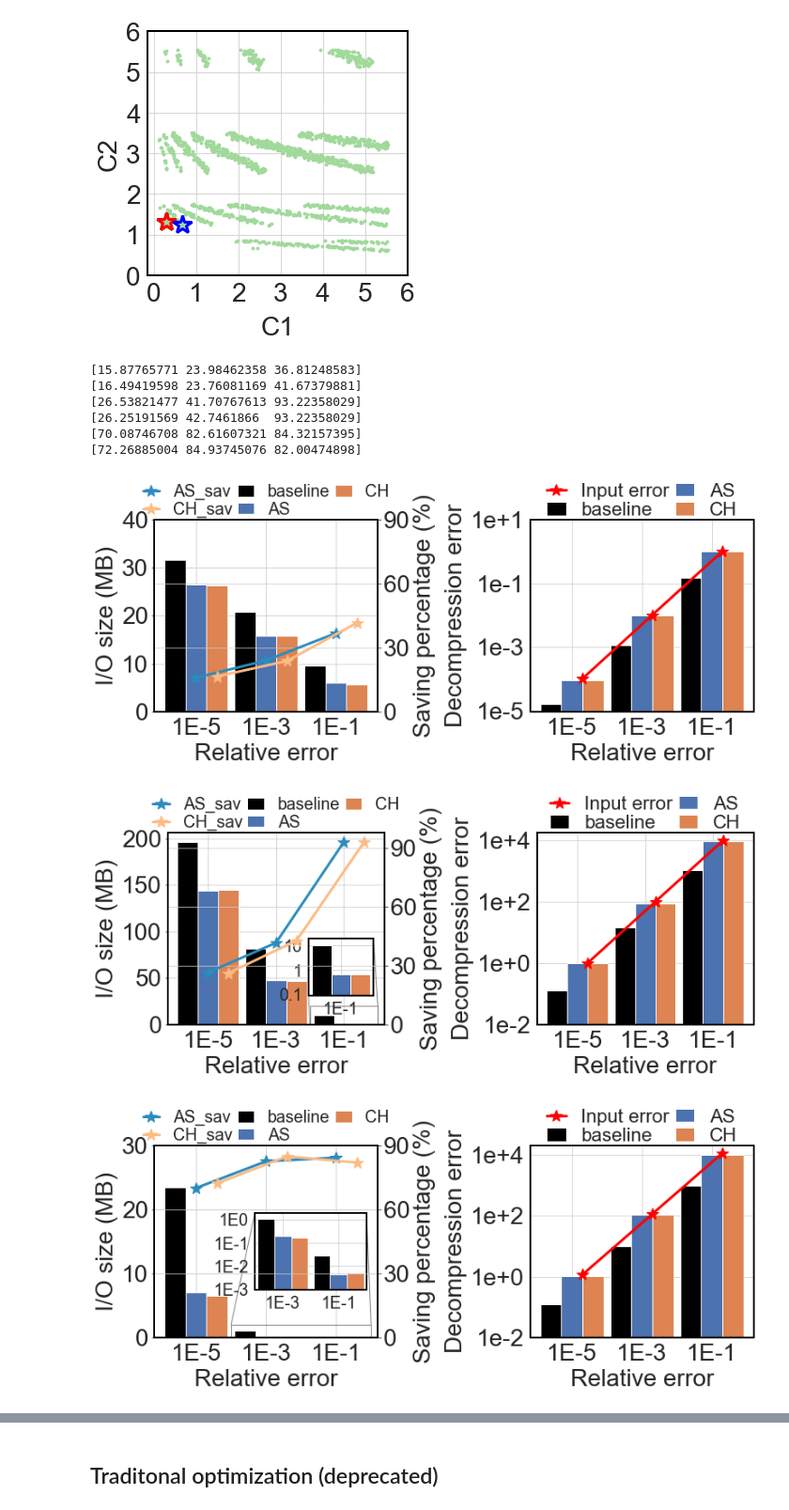
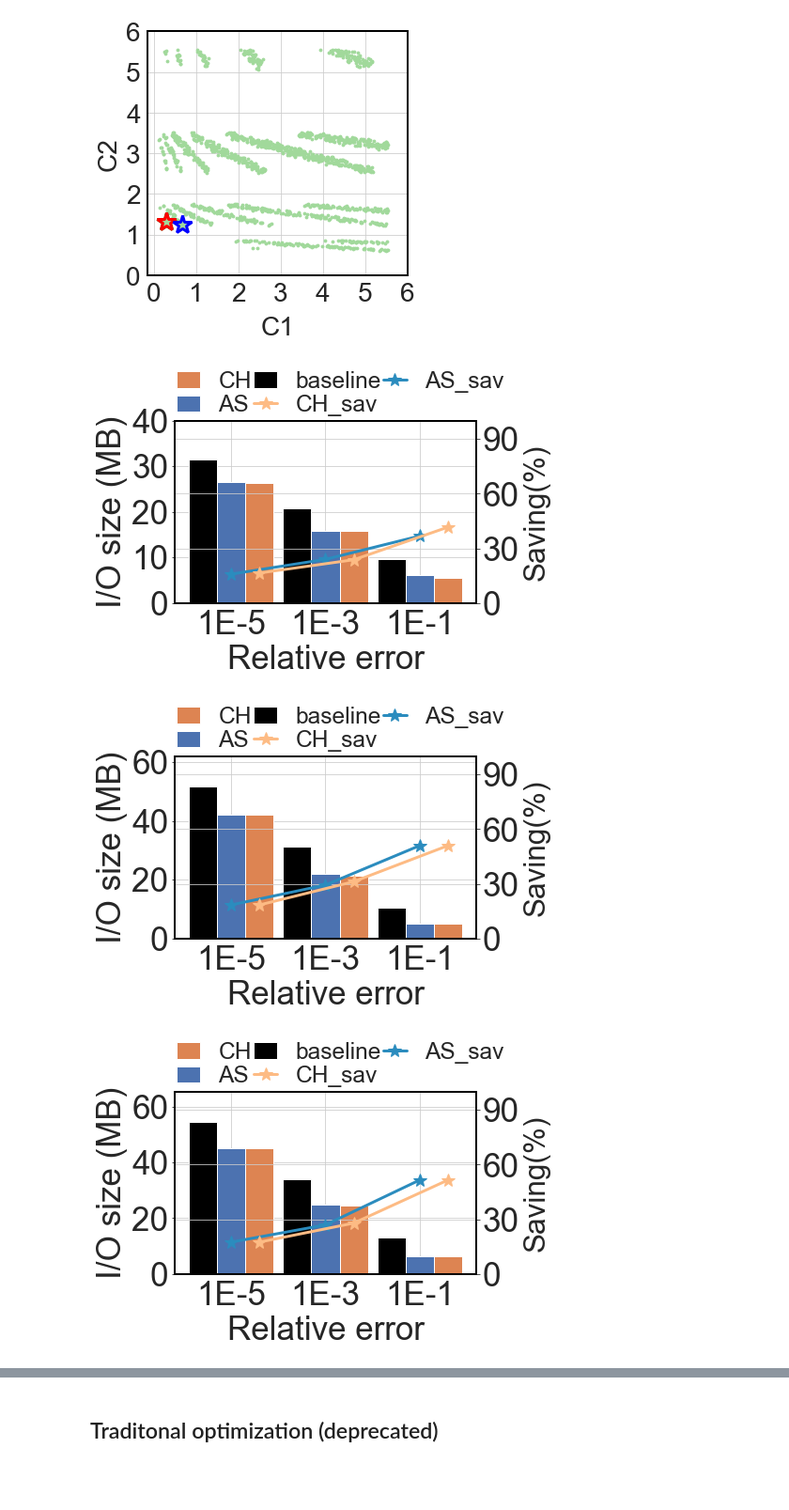
Before and after one commit to jw447/DNN_Mgard, a Jupyter notebook: notebook/DNN_Mgard.ipynb, the cells around one changed output, grey strips where cells are left out. Shown at 94% size. Cells and saved outputs as stored; diff of their text form; code cells hidden in the pictures; blank space fills up the shorter version.

```diff
--- a/notebook/DNN_Mgard.ipynb
+++ b/notebook/DNN_Mgard.ipynb
@@ -31,7 +33,7 @@ sns.set_style("whitegrid")
 current_palette = sns.color_palette("deep")
 # current_palette = sns.color_palette("Set3")
 
-fontsize=28
+fontsize=35
 
 from scripts.util import load_var, scatter3D
 # %%
@@ -1326,11 +1336,11 @@ def model_3d(Threshold, Time_paths):
             # maxerr = data0.MaxErr[(data0.c0 == Vx) & (data0.c1 == Vy) & (data0.c2 == Vz)].values[0]
             # print("dname,{},reqerr,{},threshold,{},c0,{},c1,{},c2,{},Total_retrieve_size,{},Compression_error,{}".format(dname, reqerr, threshold, Vx, Vy, Vz, iosize, maxerr))
 
-Threshold = [0.01, 0.02, 0.03, 0.04, 0.05, 0.06, 0.07, 0.08, 0.09, 0.10,
-             0.11, 0.12, 0.13, 0.14, 0.15, 0.16, 0.17, 0.18, 0.19, 0.20,
-             0.21, 0.22, 0.23, 0.24, 0.25, 0.26, 0.27, 0.28, 0.29, 0.30,
-             0.31, 0.32, 0.33, 0.34, 0.35, 0.36, 0.37, 0.38, 0.39, 0.40]
+# Threshold = [0.01, 0.02, 0.03, 0.04, 0.05, 0.06, 0.07, 0.08, 0.09, 0.10,
+#              0.11, 0.12, 0.13, 0.14, 0.15, 0.16, 0.17, 0.18, 0.19, 0.20,
+#              0.21, 0.22, 0.23, 0.24, 0.25, 0.26, 0.27, 0.28, 0.29, 0.30,
+#              0.31, 0.32, 0.33, 0.34, 0.35, 0.36, 0.37, 0.38, 0.39, 0.40]
 
-model_3d(Threshold,Time_paths_new)
+# model_3d(Threshold,Time_paths_new)
 # %%
 Time_paths_new
@@ -1803,8 +1834,8 @@ for k in range(0, len(Time_paths)):
     # plt.savefig("{}_search_contour_3d.pdf".format(dname.replace("_lvl3", "").replace(".csv", "")), bbox_inches='tight', format="pdf")
 # %%
 # I/O and MaxErr evaluation
-# dnames = ["cloudf48", "precipf48", "qgraupf48", "qicef48", "pres", "qc", "qg-", "qi-",  "baryon_density", "dark_matter_density", "temperature", "velocity_x"]
-dnames = ["cloudf48", "pres", "baryon_density"]
+dnames = ["cloudf48", "precipf48", "qgraupf48", "qicef48", "pres", "qc", "qg-", "qi-",  "baryon_density", "dark_matter_density", "temperature", "velocity_x"]
+# dnames = ["cloudf48", "pres", "baryon_density"]
 relative_error = [1e-5, 1e-3, 1e-1]
 data_as = pd.read_csv("as_optimization.csv")
 data_ch = pd.read_csv("ch_optimization.csv")
@@ -1812,10 +1843,10 @@ data_ch = pd.read_csv("ch_optimization.csv")
 threshold = 0.05
 
 for i in np.arange(0, len(dnames)):
-    plt.rcParams["figure.figsize"] = [11, 5]
+    plt.rcParams["figure.figsize"] = [7, 5] # [6, 5] for ax2
     fig1 = plt.figure()
-    ax1 = fig1.add_subplot(121)
-    ax2 = fig1.add_subplot(122)
+    ax1 = fig1.add_subplot(111) # io
+    # ax2 = fig1.add_subplot(111) # max error
     dname = dnames[i]
 
     abs             = data_as[data_as.dname.str.contains(dname) & (data_as.threshold == threshold)].abserr.values
@@ -1841,7 +1872,13 @@ for i in np.arange(0, len(dnames)):
     ax2.bar(np.arange(len(maxerr_baseline)), maxerr_baseline, width=0.3, color="black", label="baseline")
     ax2.bar(np.arange(len(maxerr_as))+0.3,   maxerr_as,       width=0.3, color=current_palette[0], label="AS")
     ax2.bar(np.arange(len(maxerr_ch))+0.6,   maxerr_ch,       width=0.3, color=current_palette[1], label="CH")
-    ax2.plot(np.arange(len(maxerr_baseline))+0.45, abs, lw=3, marker="*", markersize=15, color="red", label="Input error")
+    # ax2.plot(np.arange(len(maxerr_ch)), maxerr_baseline, lw=3, marker="*", markersize=15, color="black", label="baseline")
+    # ax2.plot(np.arange(len(maxerr_ch)), maxerr_as,       lw=3, marker="*", markersize=15, color=current_palette[0], label="AS")
+    # ax2.plot(np.arange(len(maxerr_ch)), maxerr_ch,       lw=3, marker="*", markersize=15, color=current_palette[1], label="CH")
+    ax2.plot(np.arange(len(maxerr_baseline)), abs, lw=3, marker="*", markersize=15, color="red", label="Input error")
+
+    ax1.set_ylim((0, np.max(io_baseline/1024/1024)*1.2))
+    axs.set_ylim((0, 100))
 
     ax1.set_xticks(np.arange(len(io_as))+0.3)
     ax1.set_xticklabels(["1E-5", "1E-3", "1E-1"], fontsize=fontsize)
@@ -1885,15 +1922,15 @@ for i in np.arange(0, len(dnames)):
         axs.set_yticks([0, 30, 60, 90])
         axs.set_yticklabels(["0", "30", "60", "90"], fontsize=fontsize)
     if dname == "qc":
-        ax1.set_yticks([0, 20, 40, 60, 80, 100])
-        ax1.set_yticklabels(["0", "20", "40", "60", "80", "100"], fontsize=fontsize)
+        ax1.set_yticks([0, 30, 60, 90])
+        ax1.set_yticklabels(["0", "30", "60", "90"], fontsize=fontsize)
         ax2.set_yticks([1e-9, 1e-7, 1e-5, 1e-3])
         ax2.set_yticklabels(["1e-9", "1e-7", "1e-5", "1e-3"], fontsize=fontsize)
         axs.set_yticks([0, 30, 60, 90])
         axs.set_yticklabels(["0", "30", "60", "90"], fontsize=fontsize)
     if dname == "qg-":
-        ax1.set_yticks([0, 20, 40, 60, 80])
-        ax1.set_yticklabels(["0", "20", "40", "60", "80"], fontsize=fontsize)
+        ax1.set_yticks([0, 20, 40, 60])
+        ax1.set_yticklabels(["0", "20", "40", "60"], fontsize=fontsize)
         ax2.set_yticks([1e-9, 1e-7, 1e-5, 1e-3])
         ax2.set_yticklabels(["1e-9", "1e-7", "1e-5", "1e-3"], fontsize=fontsize)
         axs.set_yticks([0, 30, 60, 90])
@@ -1948,7 +1985,7 @@ for i in np.arange(0, len(dnames)):
         axin.set_ylim(1e-3, 2)
         axin.set_yscale("log")
         axin.set_yticks([1e-3, 1e-2, 1e-1, 1e0])
-        axin.set_yticklabels(["1E-3", "1E-2", "1E-1", "1E0"], fontsize=fontsize*.7)
+        axin.set_yticklabels(["0.001", "0.01", "0.1", "0"], fontsize=fontsize*.7)
         axin.spines["bottom"].set_color("black")
         axin.spines["top"].set_color("black")
         axin.spines["right"].set_color("black")
@@ -1978,7 +2015,7 @@ for i in np.arange(0, len(dnames)):
 
     if dname in ["qi-", "qc", "qg-", "pres", "velocity_x"]:
         # inset axes....
-        axin = ax1.inset_axes([0.65, 0.15, .3, .3])
+        axin = ax1.inset_axes([0.65, 0.18, .3, .3])
         axin.bar(np.arange(len(io_baseline)), io_baseline/1024/1024, width=0.3, color="black")
         axin.bar(np.arange(len(io_as))+0.3,   io_as/1024/1024,       width=0.3, color=current_palette[0])
         axin.bar(np.arange(len(io_ch))+0.6,   io_ch/1024/1024,       width=0.3, color=current_palette[1])
@@ -1988,45 +2025,40 @@ for i in np.arange(0, len(dnames)):
         # # subregion of the original image
         axin.set_xlim(1.8, 2.8)
         axin.set_ylim(9e-2, 20)
         axin.set_yscale("log")
         axin.set_yticks([1e-1, 1e0, 1e1])
         axin.set_yticklabels(["0.1", "1", "10"], fontsize=fontsize*.7)
         axin.spines["bottom"].set_color("black")
         axin.spines["top"].set_color("black")
         axin.spines["right"].set_color("black")
         axin.spines["left"].set_color("black")
         ax1.indicate_inset_zoom(axin, edgecolor="black")
 
-
     ax1.set_xlabel("Relative error",      fontsize=fontsize)
     ax1.set_ylabel("I/O size (MB)",       fontsize=fontsize)
-    axs.set_ylabel("Saving percentage (%)",   fontsize=fontsize)
+    axs.set_ylabel("Saving(%)",   fontsize=fontsize*.9)
     ax2.set_xlabel("Relative error",      fontsize=fontsize)
-    ax2.set_ylabel("Decompression error", fontsize=fontsize)
+    ax2.set_ylabel("Decompression error", fontsize=fontsize*.9)
     # ax1.set_title(dname)
 
     axs.spines["bottom"].set_color("black")
     axs.spines["top"].set_color("black")
     axs.spines["right"].set_color("black")
     axs.spines["left"].set_color("black")
 
     ax2.spines["bottom"].set_color("black")
     ax2.spines["top"].set_color("black")
     ax2.spines["right"].set_color("black")
     ax2.spines["left"].set_color("black")
 
-    axs.legend(frameon=False, fancybox=False, ncol=3, bbox_to_anchor=(.5, 1.1), loc='center', fontsize=fontsize*0.7, handlelength=1, borderpad=.1, columnspacing=.3, labelspacing=.1)
-    ax2.legend(frameon=False, fancybox=False, ncol=2, bbox_to_anchor=(.5, 1.1), loc='center', fontsize=fontsize*0.8, handlelength=1, borderpad=.1, columnspacing=.3, labelspacing=.1)
+    handles, labels = axs.get_legend_handles_labels()
+    axs.legend(handles[::-1], labels[::-1], frameon=False, fancybox=False, ncol=3, bbox_to_anchor=(.55, 1.15), loc='center', fontsize=fontsize*0.7, handlelength=1, borderpad=.1, columnspacing=.1, labelspacing=.1)
+    ax2.legend(frameon=False, fancybox=False, ncol=3, bbox_to_anchor=(.5, 1.15), loc='center', fontsize=fontsize*0.8, handlelength=1, borderpad=.1, columnspacing=.3, labelspacing=.1)
 
     fig1.tight_layout()
-    # plt.savefig("{}_IO_ME.png".format(dname.replace("_lvl3", "").replace(".csv", "")), dpi="figure", bbox_inches="tight", format="png")
+    plt.savefig("{}_IO.pdf".format(dname.replace("_lvl3", "").replace(".csv", "")), dpi="figure", bbox_inches="tight", format="pdf")
+    # plt.savefig("{}_ME.png".format(dname.replace("_lvl3", "").replace(".csv", "")), dpi="figure", bbox_inches="tight", format="png")
 # %% [output]
-[15.87765771 23.98462358 36.81248583]
-[16.49419598 23.76081169 41.67379881]
-[26.53821477 41.70767613 93.22358029]
-[26.25191569 42.7461866  93.22358029]
-[70.08746708 82.61607321 84.32157395]
-[72.26885004 84.93745076 82.00474898]
-[figure, old version]
+[figure, new version]
-[figure, old version]
+[figure, new version]
-[figure, old version]
+[figure, new version]
```
Also changed, not shown: parts of 8 cells of this notebook, 31 other files.
